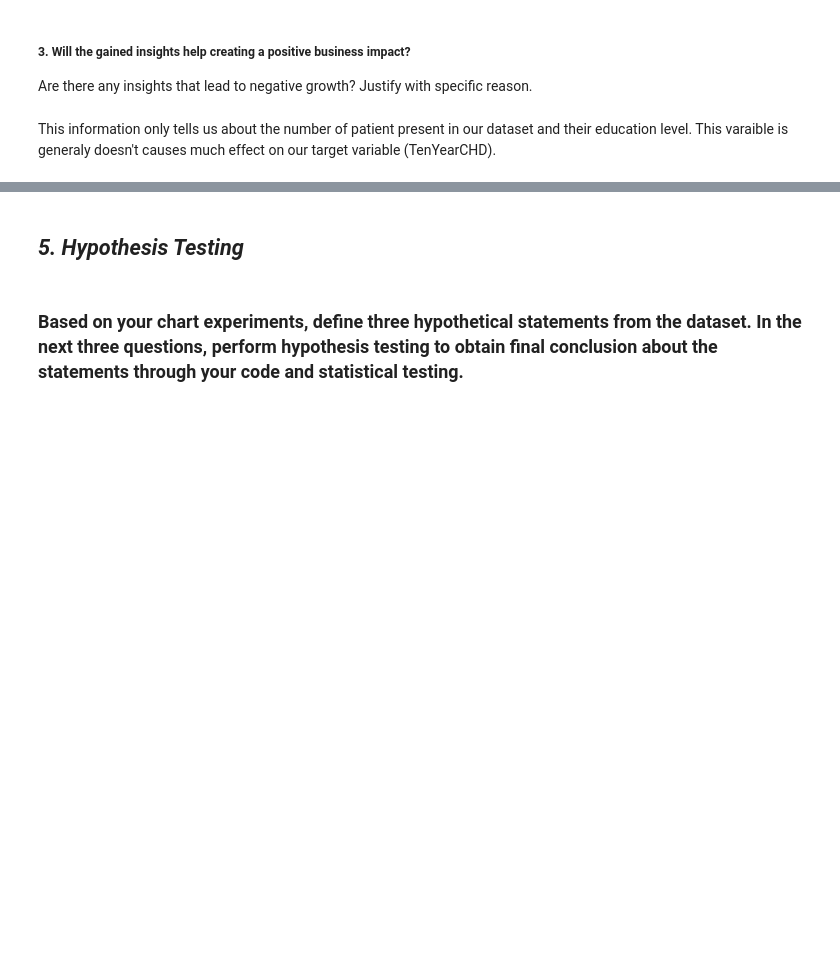
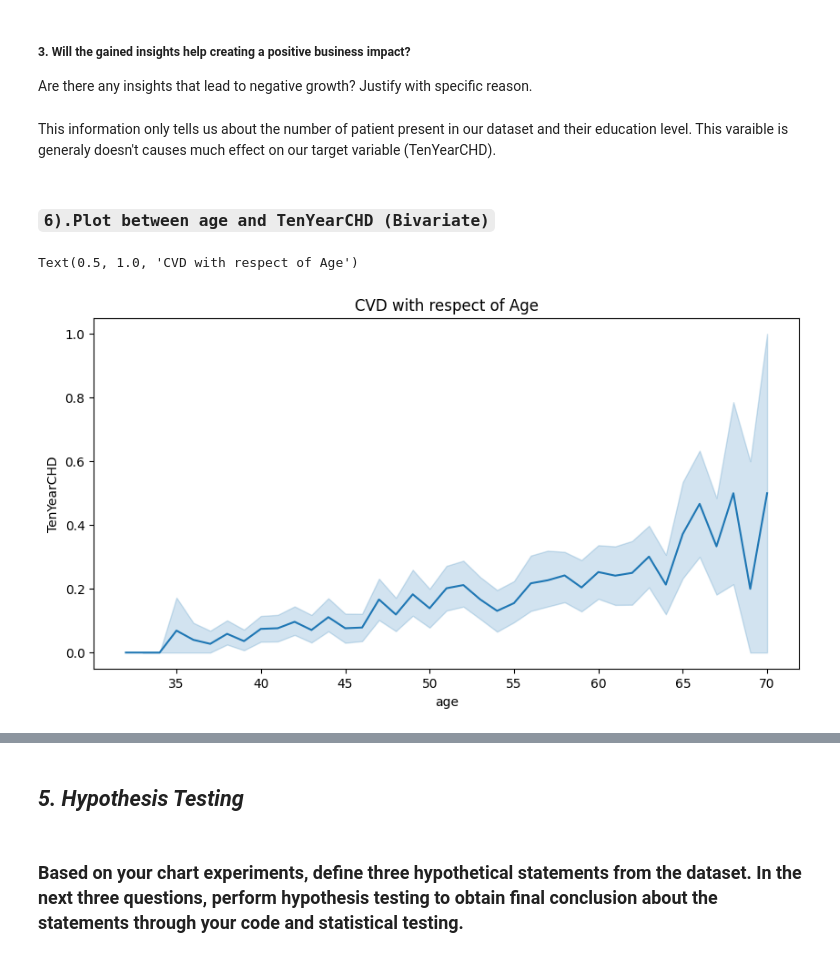
Before and after one commit to Vijaysiraw/ML_Classification_Cardiovascular_Risk_Prediction, a Jupyter notebook: Cardiovascular_Risk_Prediction.ipynb, the cells around one changed output, grey strips where cells are left out. Cells and saved outputs as stored; diff of their text form; code cells hidden in the pictures; blank space fills up the shorter version.

Commit message:
data visualization part-2

```diff
--- a/Cardiovascular_Risk_Prediction.ipynb
+++ b/Cardiovascular_Risk_Prediction.ipynb
@@ -785,3 +557,13 @@ The following insights are extracted from the above bar plot chart.
 Are there any insights that lead to negative growth? Justify with specific reason.
 # %% [markdown]
 This information only tells us about the number of patient present in our dataset and their education level. This varaible is generaly doesn't causes much effect on our target variable (TenYearCHD).
+# %% [markdown]
+### **`6).Plot between age and TenYearCHD (Bivariate)`**
+# %%
+#visualization code
+plt.figure(figsize=(10,5))
+sns.lineplot(x='age', y="TenYearCHD", data=cvrp_data)
+plt.title("CVD with respect of Age")
+# %% [output]
+Text(0.5, 1.0, 'CVD with respect of Age')
+[figure, added]
```
Also changed, not shown: parts of 139 cells of this notebook.
